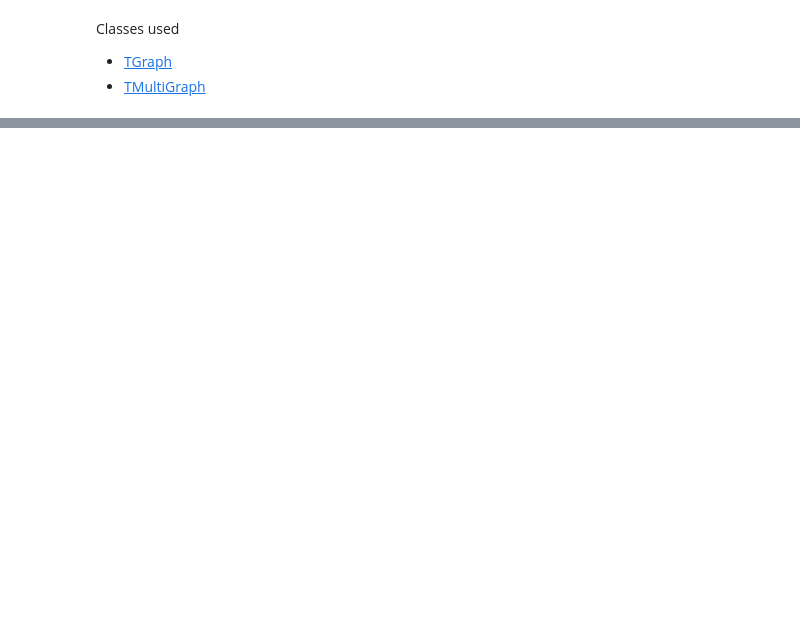
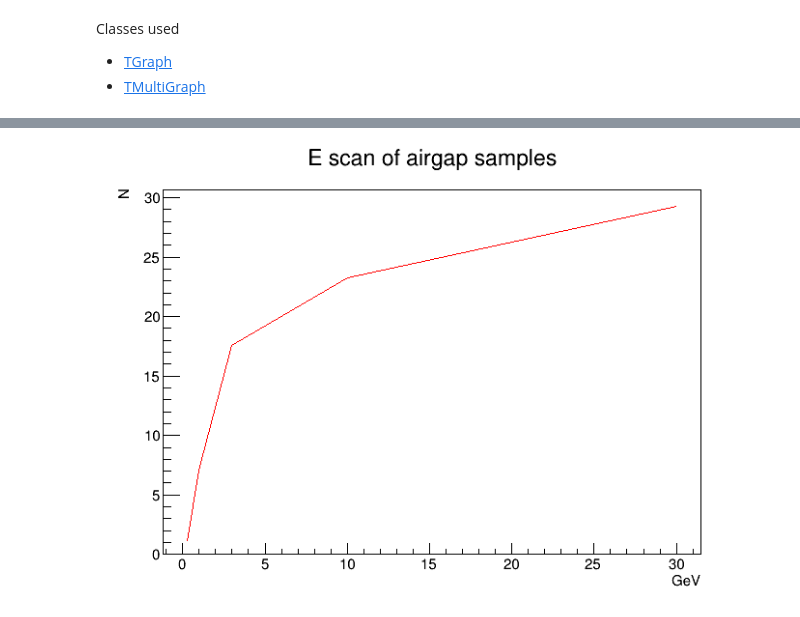
Before and after one commit to UVa-Calvision/singlebar_ana, a Jupyter notebook: photoncounting1.ipynb, the cells around one changed output, grey strips where cells are left out. Saved outputs shown, nothing was run; the diff lists cells and outputs as text; code cells hidden in the pictures; blank space fills up the shorter version.

```diff
--- a/photoncounting1.ipynb
+++ b/photoncounting1.ipynb
@@ -96,0 +104,8 @@ tc.Draw()
+# %%
+tm = r.TMultiGraph()
+tm.Add(tg)
+tm.SetTitle("E scan of airgap samples;GeV;N")
+tm.Draw('a')
+tc.Draw()
+# %% [output]
+[figure, added]
```
Also changed, not shown: parts of 6 cells of this notebook, 1 other file.
